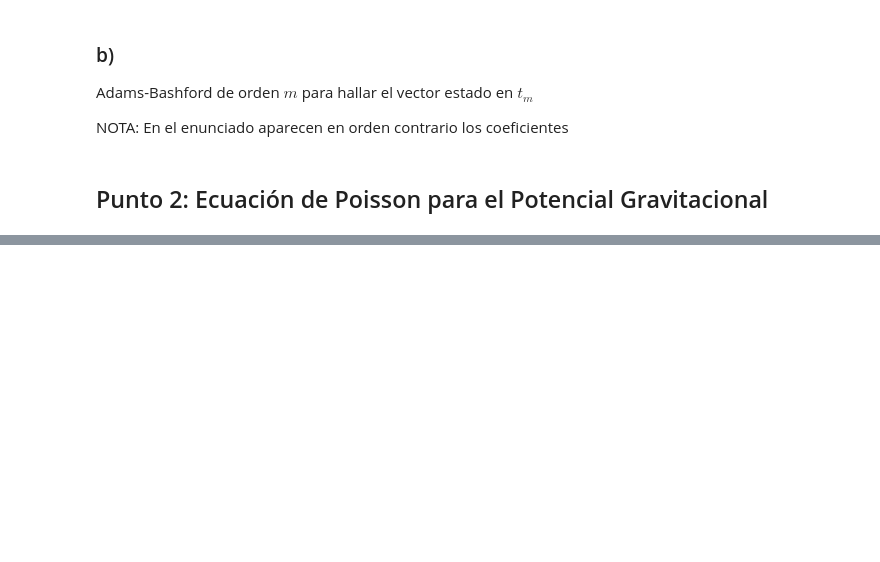
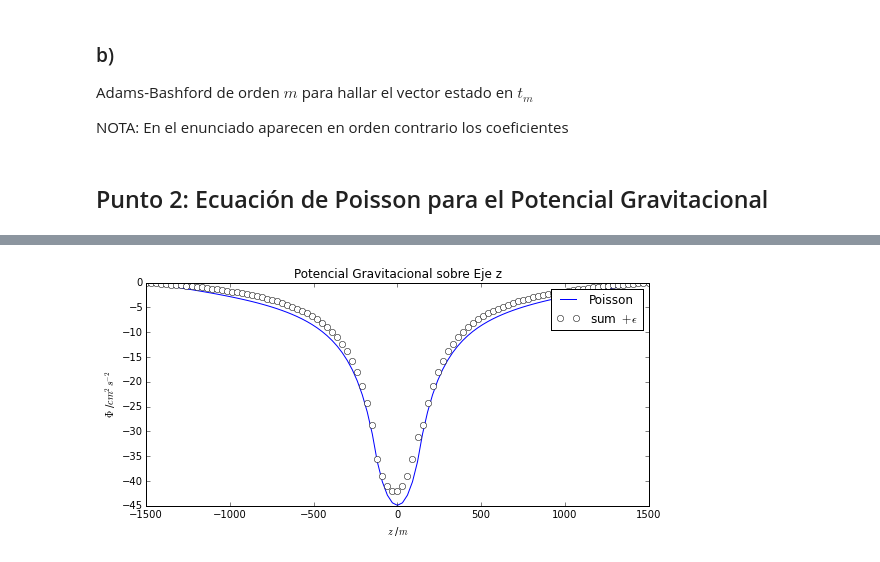
Before and after one commit to Cohnan/CompMathPhysics, a Jupyter notebook: Tareas/HW6/HW6.ipynb, the cells around one changed output, grey strips where cells are left out. Saved outputs shown, nothing was run; the diff lists cells and outputs as text; code cells hidden in the pictures; blank space fills up the shorter version.

```diff
--- a/Tareas/HW6/HW6.ipynb
+++ b/Tareas/HW6/HW6.ipynb
@@ -134,0 +178,28 @@ plt.show()
+# %%
+phi_2 = np.zeros((N, N, N))
+#suma = 0
+for i in range(-4, 5):
+    for j in range(-4, 5):
+        for k in range(-4, 5):
+            #suma += densidad[i_ctro + i, i_ctro + j, i_ctro + k]
+            phi_2 += - G * (h**3 * rho
+                           ) / np.sqrt((x_mesh - i*h)**2 + (y_mesh - j*h)**2 + (z_mesh - k*h)**2)
+            phi_2[i_ctro + i, i_ctro + j, i_ctro + k] = phi_2[i_ctro + i, i_ctro + j, i_ctro + k + 1]
+
+#print suma / 400
+# %%
+fig_2 = plt.figure(u'Comparación Potencial', figsize=(9, 4))
+ax_21 = fig_2.add_subplot(111)
+
+ax_21.set_title('Potencial Gravitacional sobre Eje z')
+ax_21.set_xlabel('$z$ /$m$')
+ax_21.set_ylabel('$\Phi$ /$cm^{2}s^{-2}$')
+
+ax_21.plot(z_tick, 100**2 * phi  [i_ctro, i_ctro], label = "Poisson")
+ax_21.plot(z_tick, 100**2 * (phi_2[i_ctro, i_ctro] - phi_2[i_ctro, i_ctro, 0]),
+           'wo', label='sum $+\epsilon$') # Constante tal que en los extremos sea 0
+
+ax_21.legend()
+plt.show()
+# %% [output]
+[figure, added]
```
Also changed, not shown: parts of 10 cells of this notebook.
